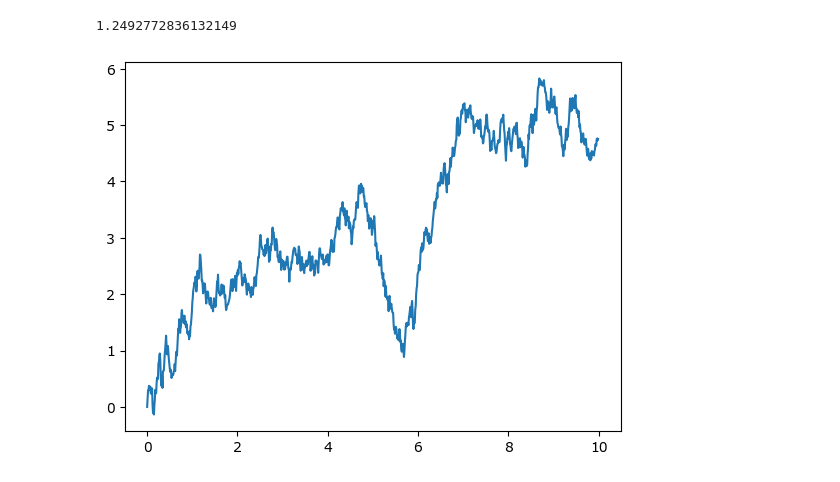
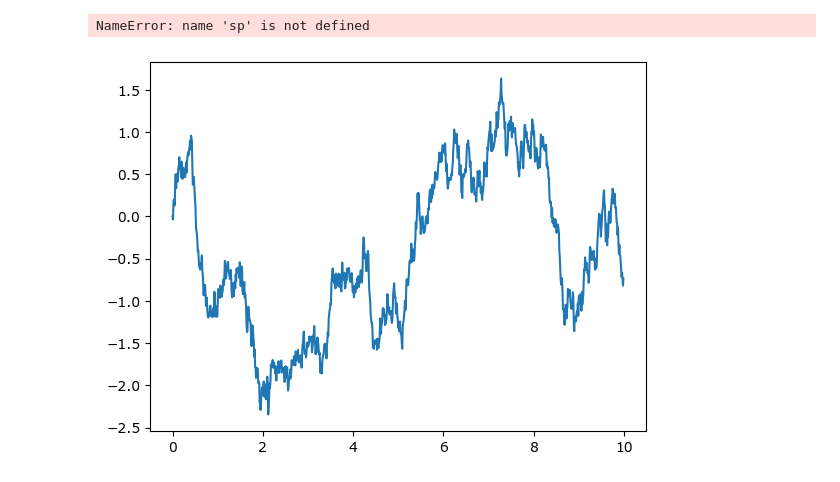
Before and after one commit to Ririvi0/Action-pricing, a Jupyter notebook: Untitled 2-Copy1.ipynb, the cells around one changed output. Cells and saved outputs as stored; diff of their text form; code cells hidden in the pictures.

```diff
--- a/Untitled 2-Copy1.ipynb
+++ b/Untitled 2-Copy1.ipynb
@@ -4,6 +4,7 @@ from random import *
 import matplotlib.pyplot as plt
 
 ##donnees
+T=10
 dt=0.01
 r=0.1
 sigm=0.05
@@ -14,58 +15,61 @@ normal=np.random.normal(0,1,1000)
 W0=0
 K=0.9
 M=0
 S0=1
-
+dr=0.001
+dS0=0.01
+dsigm=0.001
+x=1
 ##Mouvement brownien et Call
-'''
+d1=(1/(sigm*np.sqrt(T)))*(np.log(S0/K)+((r+(sigm**2)/2)*T))
+d2=d1-sigm*np.sqrt(T)
+#plot mouvement brownien
 t=[i*dt for i in range(N)]
 S=[1 for i in range(N)]
-
+W=[0 for i in range(N)]
 for k in range(N-1):
     W[k+1]=W[k]+np.sqrt(h)*normal[k]
 
+plt.plot(t,W)
 
-for k in range(len(S)-1):
-    S[k+1]=S[k]*(r*h+sigm*(W[k+1]-W[k]))+S[k]
+#for k in range(len(S)-1):
+    #S[k+1]=S[k]*(r*h+sigm*(W[k+1]-W[k]))+S[k]
 #S1=np.exp(r*np.array(t)+sigm*W)
 #S2=np.exp((r-(sigm**2)/2)*np.array(t)+sigm*W)
 
-'''##plot
-''''plt.xlim(6,8)
-plt.ylim(1.75,2)
-plt.plot(t,S,label='s')
-plt.plot(t,S1,label='s1')
-plt.plot(t,S2,label='s2')
-plt.legend()
-plt.grid()
-plt.show()'''
+
 
 #MonteCarlo
 ###Calcul du prix du call par la moyenne de N trajectoires generees aleatoirement
 
-def MonteCarlo(S0,W0,r,sigm):
+def MonteCarlo(S0,W0,r,sigm,T):
     M=0
     W=[W0 for i in range(N)]
     for j in range(N):
         for k in range(N-1):
             W[k+1]=W[k]+np.sqrt(h)*normal[k]
         S=[S0 for i in range(N)]
         for j in range(len(S)-1):
             S[j+1]=S[j]*(r*h+sigm*(W[j+1]-W[j]))+S[j]
-        M+=np.exp(-r*10)*np.max(S[-1]-K,0)
+        M+=np.exp(-r*T)*np.max(S[-1]-K,0)
     return M/N
 
-
+#####Calcul des Grecques
 ###Calcul de delta
-dS0=0.01
-prix_call=[]
-for k in range(2):
-    prix_call.append(MonteCarlo(S0+k*dS0,W0,r,sigm))
-prix=(prix_call[1]-prix_call[0])/dS0
-print(prix)
-
-d1=(1/(sigm*np.sqrt(10)))*(np.log(S0/K)+((r+(sigm**2)/2)*10))
-print(sp.stats.norm.cdf(d1))
+delta1=(MonteCarlo(S0+dS0,W0,r,sigm,T)-MonteCarlo(S0,W0,r,sigm,T))/dS0
+delta2=sp.stats.norm.cdf(d1)
+##calcul de rho
+rho1=(MonteCarlo(S0,W0,r+dr,sigm,T)-MonteCarlo(S0,W0,r,sigm,T))/dr
+rho2=K*T*np.exp(-T*r)*sp.stats.norm.cdf(d2)
+##calcul de vega
+vega1=(MonteCarlo(S0,W0,r,sigm+dsigm,T)-MonteCarlo(S0,W0,r,sigm,T))/dsigm
+Vega2=np.sqrt(T)*sp.stats.norm.cdf(d1)
+##calcul de theta
+theta1=(MonteCarlo(S0,W0,r,sigm,T+dt)-MonteCarlo(S0,W0,r,sigm,T))/dt
+theta2=-x*sigm*sp.stats.norm.cdf(d1)/(2*np.sqrt(T))-r*K*np.exp(-r*T)*sp.stats.norm.cdf(d2)
+#Calcul de gamma
+gamma1=((MonteCarlo(S0+2*dS0,W0,r,sigm,T)-2*MonteCarlo(S0+dS0,W0,r,sigm,T))+MonteCarlo(S0,W0,r,sigm,T))/(dS0)**2
+gamma2=sp.stats.norm.cdf(d1)/(x*sigm*sqrt(T))
 # %% [output]
-1.2492772836132149
+NameError: name 'sp' is not defined
-[figure, old version]
+[figure, new version]
```
